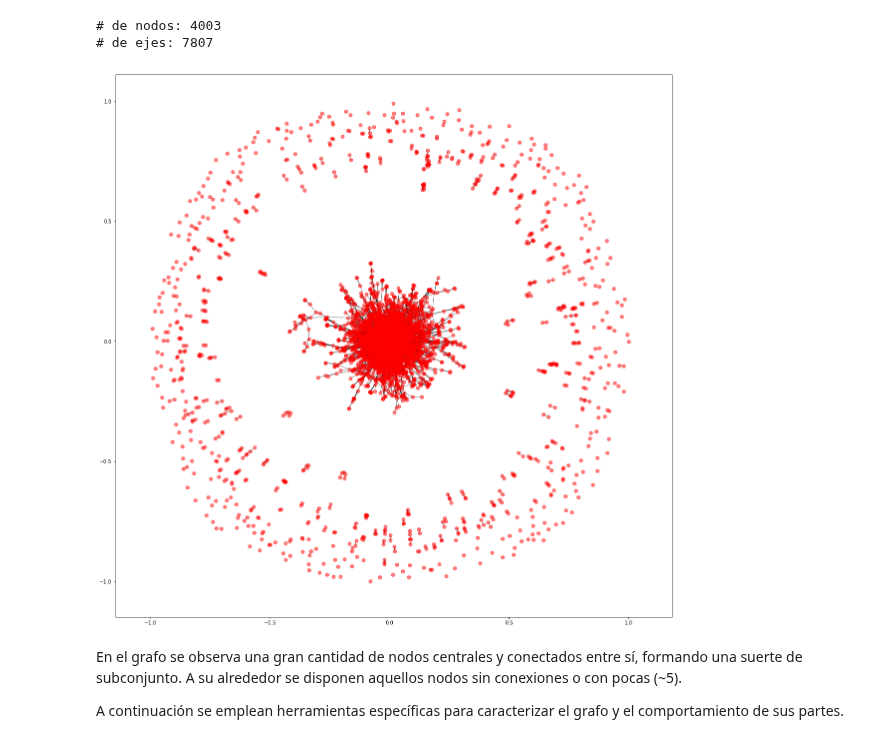
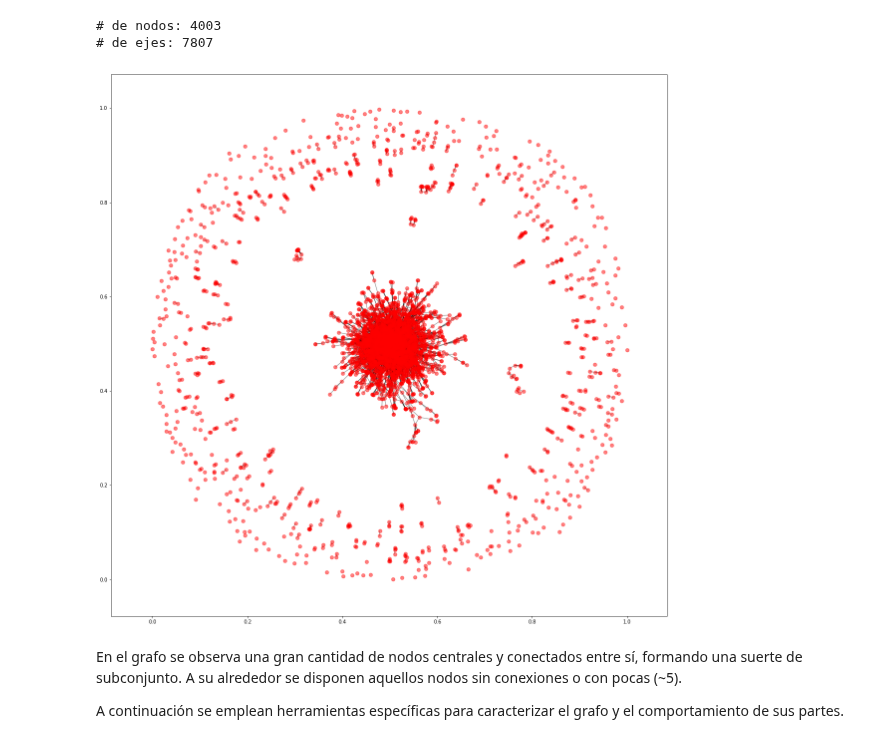
Before and after one commit to m2march/ciencia_datos, a Jupyter notebook: tp4/tp4.ipynb, the cells around one changed output. Cells and saved outputs as stored; diff of their text form; code cells hidden in the pictures.

```diff
--- a/tp4/tp4.ipynb
+++ b/tp4/tp4.ipynb
@@ -140,10 +140,11 @@ print('# de ejes: {}'.format(len(grafo_citas.edges())))
 # de nodos: 4003
 # de ejes: 7807
 # %%
+pos = nx.drawing.spring_layout(grafo_citas)
 plt.figure(figsize(20, 20))
-nx.draw_networkx(grafo_citas, with_labels=False, node_size=50, alpha=0.5)
+nx.draw_networkx(grafo_citas, pos, with_labels=False, node_size=50, alpha=0.5)
 # %% [output]
-[figure, old version]
+[figure, new version]
 # %% [markdown]
 En el grafo se observa una gran cantidad de nodos centrales y conectados entre sí, formando una suerte de subconjunto. A su alrededor se disponen aquellos nodos sin conexiones o con pocas (~5).
 
```
Also changed, not shown: parts of 13 cells of this notebook.
